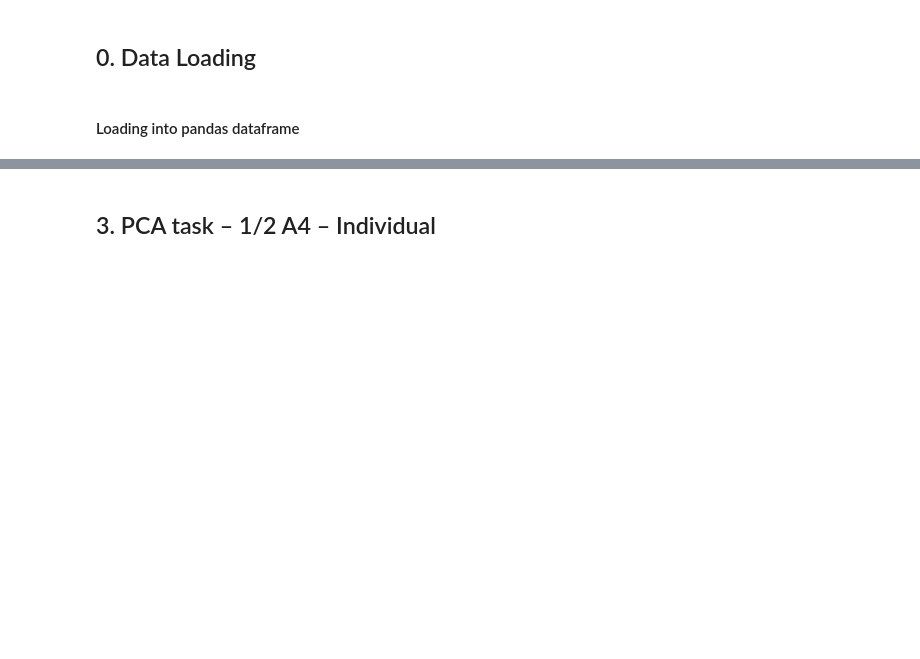
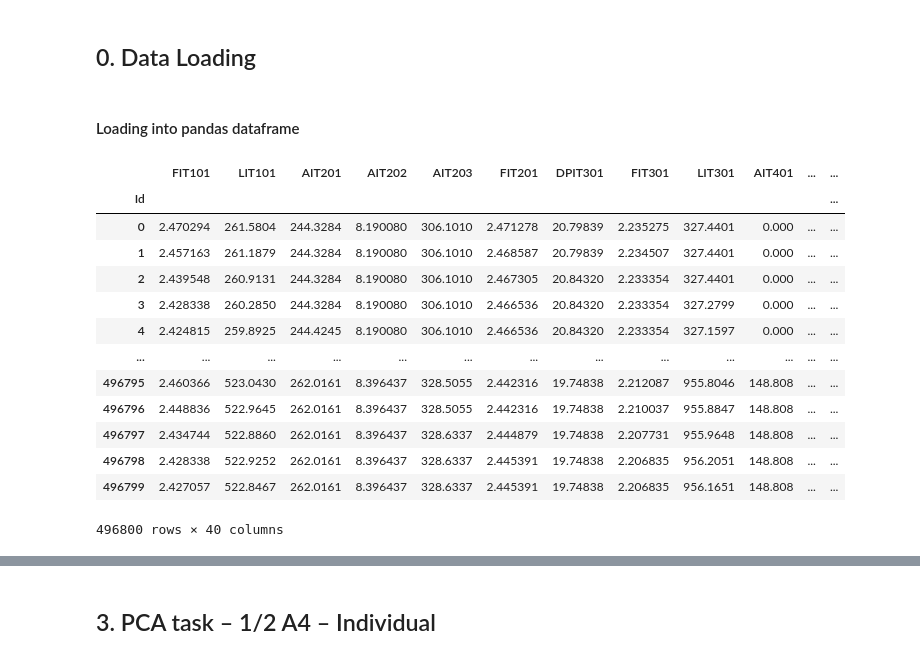
Before and after one commit to kbaran1998/CS4035-cyber-data, a Jupyter notebook: lab2/Lab2-PCA-Regression.ipynb, the cells around one changed output, grey strips where cells are left out. Cells and saved outputs as stored; diff of their text form; code cells hidden in the pictures; blank space fills up the shorter version.

```diff
--- a/lab2/Lab2-PCA-Regression.ipynb
+++ b/lab2/Lab2-PCA-Regression.ipynb
@@ -52,2 +48,25 @@ relevant_train_data_df
+# %%
+# Excluding the time frame and the target variable and backup signals
+relevant_signals = ['FIT101', 'LIT101', 'AIT201', 'AIT202', 'AIT203', 'FIT201', 'DPIT301', 'FIT301', 'LIT301', 'AIT401',
+                    'AIT402', 'FIT401', 'LIT401', 'AIT501', 'AIT502', 'AIT503', 'AIT504', 'FIT501', 'FIT502', 'FIT503',
+                    'FIT504', 'PIT501', 'PIT502', 'PIT503', 'FIT601', 'MV101', 'P101', 'MV201', 'P203', 'P205', 'MV301',
+                    'MV302', 'MV303', 'MV304', 'P301', 'P302', 'P402', 'UV401', 'P501', 'P602']
+relevant_train_data_df = train_data_df[relevant_signals]
+relevant_train_data_df
+# %% [output]
+|  | FIT101 | LIT101 | AIT201 | AIT202 | AIT203 | FIT201 | DPIT301 | FIT301 | LIT301 | AIT401 | ... | ... |
+| Id |  |  |  |  |  |  |  |  |  |  |  | ... |
+| 0 | 2.470294 | 261.5804 | 244.3284 | 8.190080 | 306.1010 | 2.471278 | 20.79839 | 2.235275 | 327.4401 | 0.000 | ... | ... |
+| 1 | 2.457163 | 261.1879 | 244.3284 | 8.190080 | 306.1010 | 2.468587 | 20.79839 | 2.234507 | 327.4401 | 0.000 | ... | ... |
+| 2 | 2.439548 | 260.9131 | 244.3284 | 8.190080 | 306.1010 | 2.467305 | 20.84320 | 2.233354 | 327.4401 | 0.000 | ... | ... |
+| 3 | 2.428338 | 260.2850 | 244.3284 | 8.190080 | 306.1010 | 2.466536 | 20.84320 | 2.233354 | 327.2799 | 0.000 | ... | ... |
+| 4 | 2.424815 | 259.8925 | 244.4245 | 8.190080 | 306.1010 | 2.466536 | 20.84320 | 2.233354 | 327.1597 | 0.000 | ... | ... |
+| ... | ... | ... | ... | ... | ... | ... | ... | ... | ... | ... | ... | ... |
+| 496795 | 2.460366 | 523.0430 | 262.0161 | 8.396437 | 328.5055 | 2.442316 | 19.74838 | 2.212087 | 955.8046 | 148.808 | ... | ... |
+| 496796 | 2.448836 | 522.9645 | 262.0161 | 8.396437 | 328.5055 | 2.442316 | 19.74838 | 2.210037 | 955.8847 | 148.808 | ... | ... |
+| 496797 | 2.434744 | 522.8860 | 262.0161 | 8.396437 | 328.6337 | 2.444879 | 19.74838 | 2.207731 | 955.9648 | 148.808 | ... | ... |
+| 496798 | 2.428338 | 522.9252 | 262.0161 | 8.396437 | 328.6337 | 2.445391 | 19.74838 | 2.206835 | 956.2051 | 148.808 | ... | ... |
+| 496799 | 2.427057 | 522.8467 | 262.0161 | 8.396437 | 328.6337 | 2.445391 | 19.74838 | 2.206835 | 956.1651 | 148.808 | ... | ... |
+496800 rows × 40 columns
 # %%
 test_data_df
```
Also changed, not shown: parts of 19 cells of this notebook.
